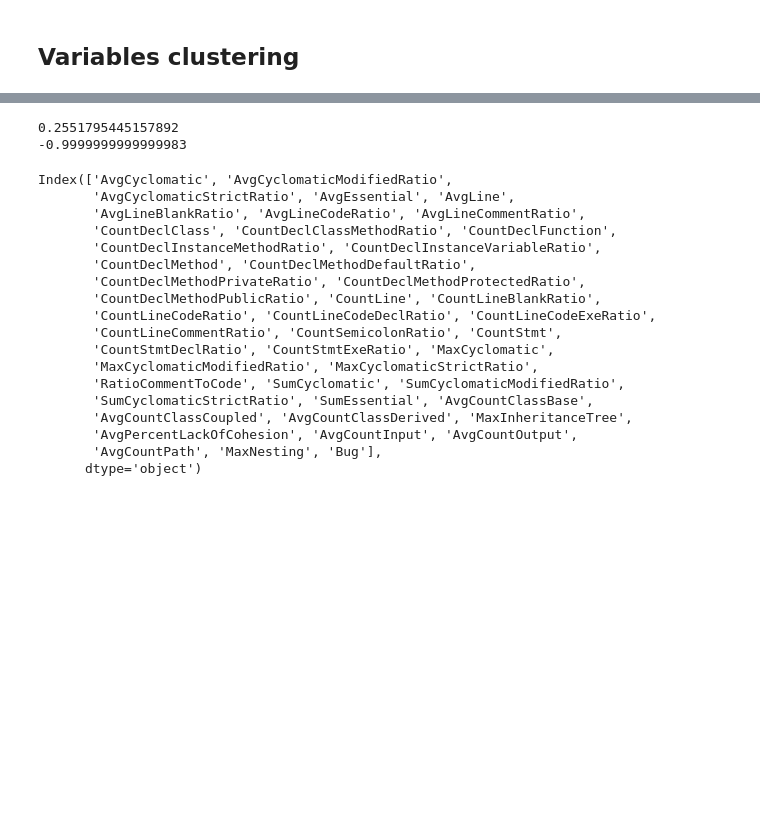
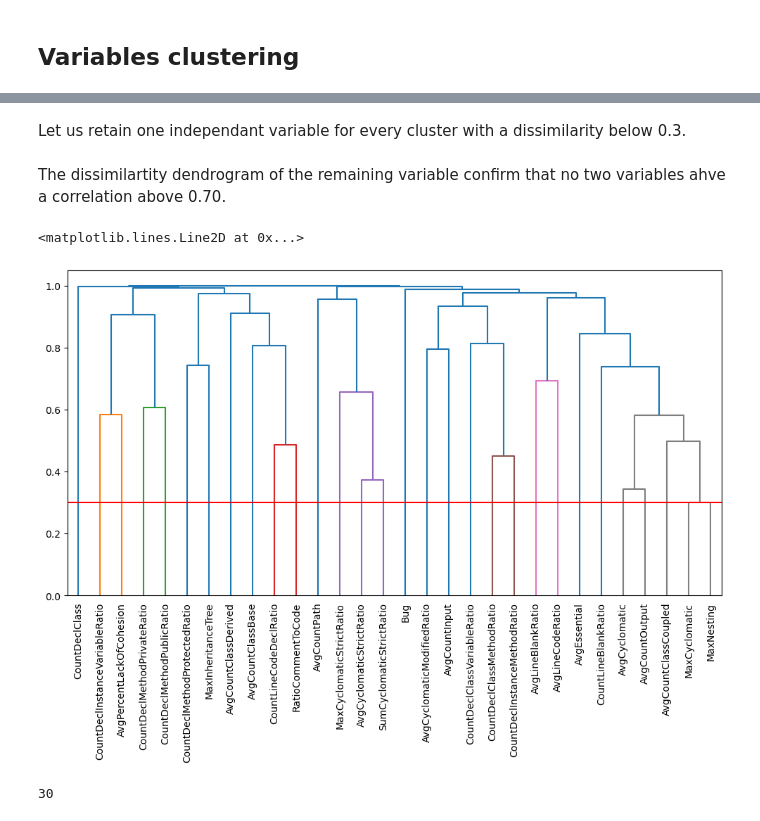
Before and after one commit to ahenrij/ets-mgl869-hive, a Jupyter notebook: src/lab/notebooks/analysis.ipynb, the cells around one changed output, grey strips where cells are left out. Cells and saved outputs as stored; diff of their text form; code cells hidden in the pictures; blank space fills up the shorter version.

```diff
--- a/src/lab/notebooks/analysis.ipynb
+++ b/src/lab/notebooks/analysis.ipynb
@@ -50,25 +50,25 @@ plt.axhline(y = .3, c="red")
-# %%
-print(r.loc['CountDeclMethodProtectedRatio', 'MaxInheritanceTree'])
-print(r.loc['CountDeclClassMethodRatio', 'CountDeclInstanceMethodRatio'])
-df.columns
-# %% [output]
-0.2551795445157892
--0.9999999999999983
-Index(['AvgCyclomatic', 'AvgCyclomaticModifiedRatio',
-       'AvgCyclomaticStrictRatio', 'AvgEssential', 'AvgLine',
-       'AvgLineBlankRatio', 'AvgLineCodeRatio', 'AvgLineCommentRatio',
-       'CountDeclClass', 'CountDeclClassMethodRatio', 'CountDeclFunction',
-       'CountDeclInstanceMethodRatio', 'CountDeclInstanceVariableRatio',
-       'CountDeclMethod', 'CountDeclMethodDefaultRatio',
-       'CountDeclMethodPrivateRatio', 'CountDeclMethodProtectedRatio',
-       'CountDeclMethodPublicRatio', 'CountLine', 'CountLineBlankRatio',
-       'CountLineCodeRatio', 'CountLineCodeDeclRatio', 'CountLineCodeExeRatio',
-       'CountLineCommentRatio', 'CountSemicolonRatio', 'CountStmt',
-       'CountStmtDeclRatio', 'CountStmtExeRatio', 'MaxCyclomatic',
-       'MaxCyclomaticModifiedRatio', 'MaxCyclomaticStrictRatio',
-       'RatioCommentToCode', 'SumCyclomatic', 'SumCyclomaticModifiedRatio',
-       'SumCyclomaticStrictRatio', 'SumEssential', 'AvgCountClassBase',
-       'AvgCountClassCoupled', 'AvgCountClassDerived', 'MaxInheritanceTree',
-       'AvgPercentLackOfCohesion', 'AvgCountInput', 'AvgCountOutput',
-       'AvgCountPath', 'MaxNesting', 'Bug'],
-      dtype='object')
+# %% [markdown]
+Let us retain one independant variable for every cluster with a dissimilarity below 0.3.
+# %%
+df = df.drop(['CountLine', 'CountStmt', 'SumCyclomatic', 'SumEssential', 'CountDeclFunction', 'CountDeclMethod',
+              'CountDeclMethodDefaultRatio', 'CountLineCodeExeRatio', 'CountSemicolonRatio', 'CountStmtDeclRatio',
+              'CountStmtExeRatio', 'CountLineCodeRatio', 'CountLineCommentRatio', 'AvgLine',
+              'MaxCyclomaticModifiedRatio', 'SumCyclomaticModifiedRatio', 'AvgLineCommentRatio'
+             ], axis=1)
+# %% [markdown]
+The dissimilartity dendrogram of the remaining variable confirm that no two variables ahve a correlation above 0.70.
+# %%
+dissimilarity = 1 - abs(df.corr())
+Z = linkage(squareform(dissimilarity), method="complete")
+
+plt.figure(figsize=(12, 6))
+dendrogram(Z, labels=df.columns, orientation="top", leaf_rotation=90)
+plt.axhline(y = .3, c="red")
+# %% [output]
+<matplotlib.lines.Line2D at 0x...>
+[figure, added]
+# %%
+df.to_csv(OUTPUT_DIR + "dataset_independent.csv", index=False)
+len(df.columns)
+# %% [output]
+30
```
Also changed, not shown: parts of 3 cells of this notebook, 3 other files.
